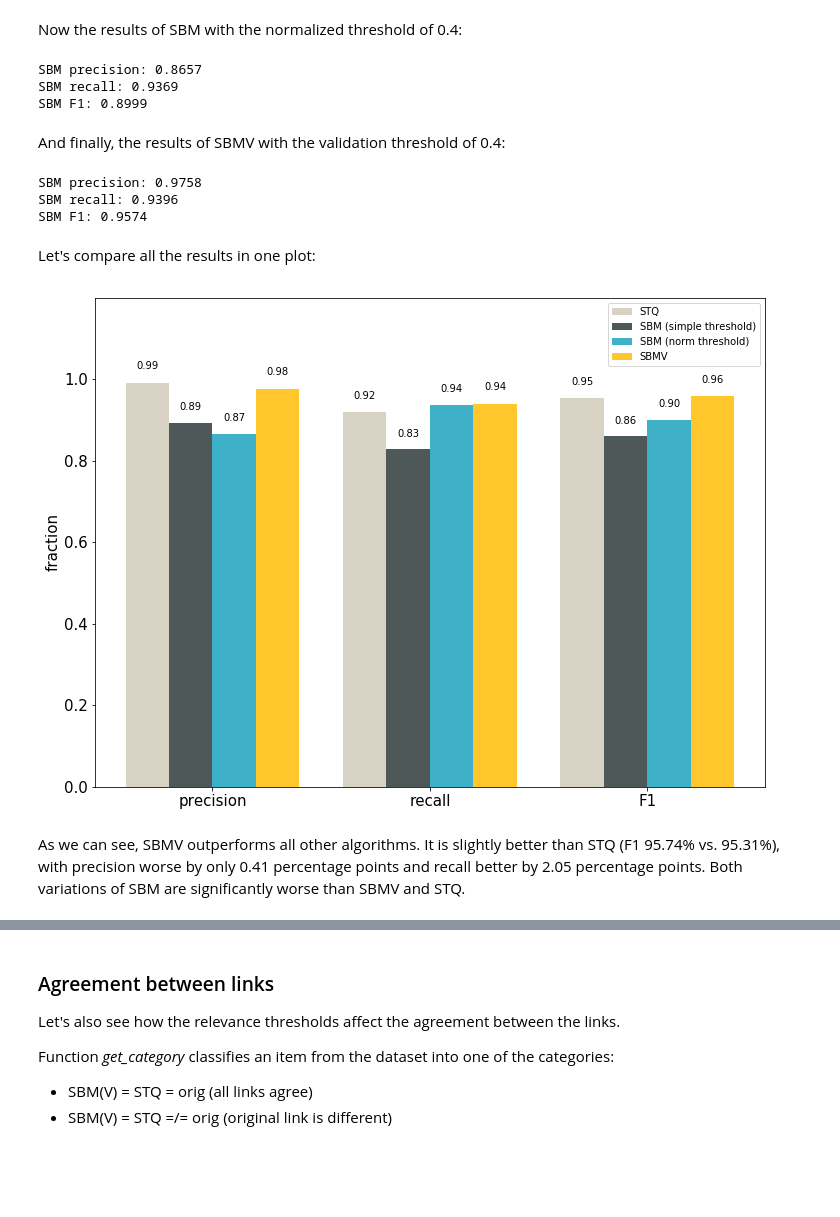
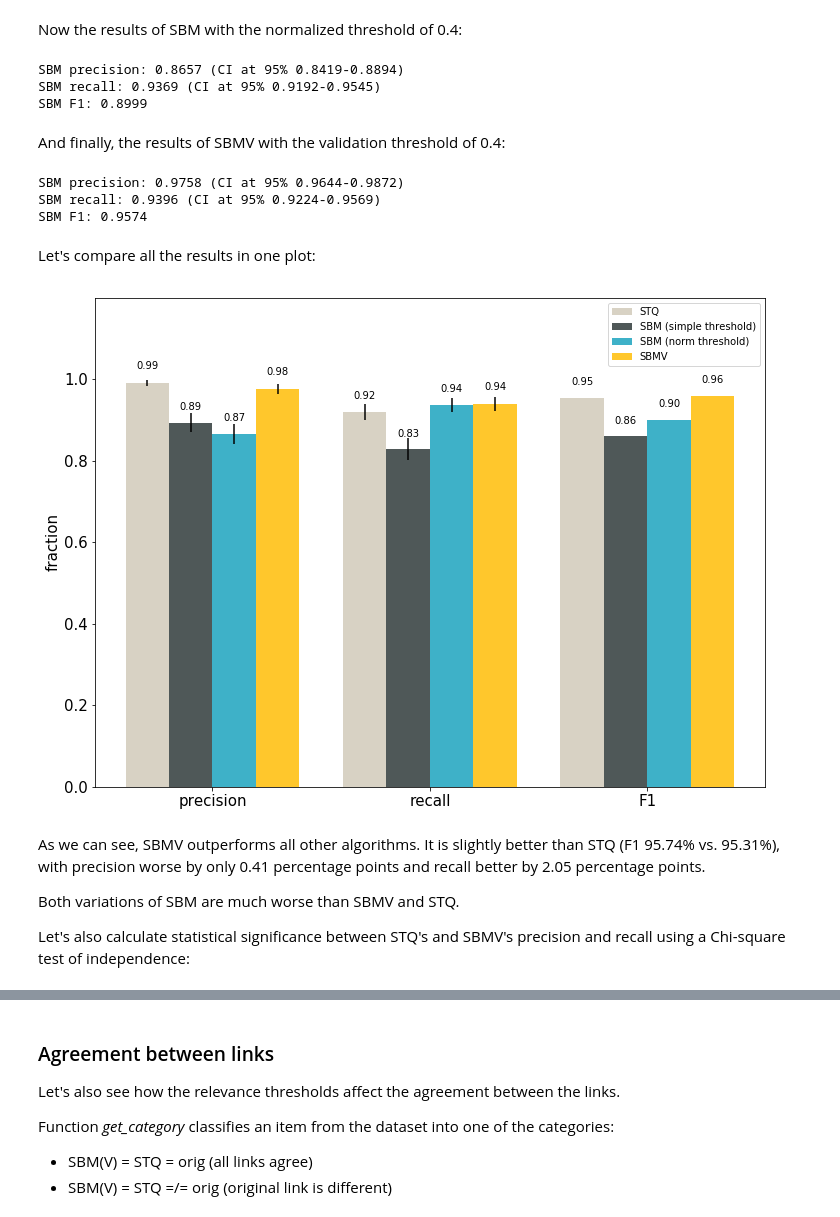
Before and after one commit to CrossRef/reference-matching-evaluation, a Jupyter notebook: analyses/existing_matches.ipynb, the cells around one changed output, grey strips where cells are left out. Cells and saved outputs as stored; diff of their text form; code cells hidden in the pictures; blank space fills up the shorter version.

Commit message:
add stat tests

```diff
--- a/analyses/existing_matches.ipynb
+++ b/analyses/existing_matches.ipynb
@@ -117,63 +124,72 @@ SBM F1: 0.8598
 # %% [markdown]
 Now the results of SBM with the normalized threshold of 0.4:
 # %%
-dataset_sbm = read_json(DATA_DIR + 'sample_1000_sbm.json')[dfk.DATASET_DATASET]
-modify_norm_threshold(dataset_sbm, 0.4)
-results_sbm_norm = LinkMetricsResults(dataset_sbm)
-print_summary(results_sbm_norm, 'SBM')
+dataset_sbm_norm = read_json(DATA_DIR + 'sample_1000_sbm.json')[dfk.DATASET_DATASET]
+modify_norm_threshold(dataset_sbm_norm, 0.4)
+print_summary(dataset_sbm_norm, 'SBM')
 # %% [output]
-SBM precision: 0.8657
-SBM recall: 0.9369
+SBM precision: 0.8657 (CI at 95% 0.8419-0.8894)
+SBM recall: 0.9369 (CI at 95% 0.9192-0.9545)
 SBM F1: 0.8999
 # %% [markdown]
 And finally, the results of SBMV with the validation threshold of 0.4:
 # %%
 dataset_sbmv = read_json(DATA_DIR + 'sample_1000_sbmv.json')[dfk.DATASET_DATASET]
 modify_simple_threshold(dataset_sbmv, 0.4)
-results_sbmv_valid = LinkMetricsResults(dataset_sbmv)
-print_summary(results_sbmv_valid, 'SBM')
+print_summary(dataset_sbmv, 'SBM')
 # %% [output]
-SBM precision: 0.9758
-SBM recall: 0.9396
+SBM precision: 0.9758 (CI at 95% 0.9644-0.9872)
+SBM recall: 0.9396 (CI at 95% 0.9224-0.9569)
 SBM F1: 0.9574
 # %% [markdown]
 Let's compare all the results in one plot:
+# %%
+def get_means(dataset):
+    results = LinkMetricsResults(dataset)
+    return [results.get(m) for m in [dfk.EVAL_PREC, dfk.EVAL_REC, dfk.EVAL_F1]]
+
+def get_ci(dataset):
+    results = LinkMetricsResults(dataset)
+    ms = [results.get(m) for m in [dfk.EVAL_PREC, dfk.EVAL_REC]]
+    return [[a-results.get(m)[0] for m, a in zip([dfk.EVAL_CI_PREC, dfk.EVAL_CI_REC], ms)] + [0],
+            [results.get(m)[1]-a for m, a in zip([dfk.EVAL_CI_PREC, dfk.EVAL_CI_REC], ms)] + [0]]
+
+def autolabel(ax, rects):
+    plt.rcParams.update({'font.size': 10})
+    for rect in rects:
+        height = rect.get_height()
+        text = '{:.2f}'.format(height)
+        text = re.sub('\.00$', '', text)
+        ax.text(rect.get_x() + rect.get_width()/2., 1.03*height, text, ha='center', va='bottom')
 # %%
-def get_means(results):
-    return [results.get(m) for m in [dfk.EVAL_PREC, dfk.EVAL_REC, dfk.EVAL_F1]]
-
-def autolabel(ax, rects):
-    plt.rcParams.update({'font.size': 10})
-    for rect in rects:
-        height = rect.get_height()
-        text = '{:.2f}'.format(height)
-        text = re.sub('\.00$', '', text)
-        ax.text(rect.get_x() + rect.get_width()/2., 1.03*height, text, ha='center', va='bottom')
-
 ind = np.arange(3)
 width = 0.2
 plt.rcParams.update({'font.size': 15, 'legend.fontsize': 10})
 fig, ax = plt.subplots(figsize=(12, 9))
 
-rects1 = ax.bar(ind - width, get_means(results_stq), width, color='#d8d2c4')
-rects2 = ax.bar(ind, get_means(results_sbm_simple), width, color='#4f5858')
-rects3 = ax.bar(ind + width, get_means(results_sbm_norm), width, color='#3eb1c8')
-rects4 = ax.bar(ind + 2*width, get_means(results_sbmv_valid), width, color='#ffc72c')
+rects1 = ax.bar(ind - width, get_means(dataset_stq), yerr=get_ci(dataset_stq), width=width, color='#d8d2c4')
+rects2 = ax.bar(ind, get_means(dataset_sbm_simple), yerr=get_ci(dataset_sbm_simple), width=width, color='#4f5858')
+rects3 = ax.bar(ind + width, get_means(dataset_sbm_norm), yerr=get_ci(dataset_sbm_norm), width=width, color='#3eb1c8')
+rects4 = ax.bar(ind + 2*width, get_means(dataset_sbmv), yerr=get_ci(dataset_sbmv), width=width, color='#ffc72c')
 
 ax.set_ylabel('fraction')
 ax.set_xticks(ind + width / 2)
 ax.set_xticklabels(('precision', 'recall', 'F1'))
 plt.ylim(0, 1.2)
 plt.yticks([0, 0.2, 0.4, 0.6, 0.8, 1.0])
 ax.legend((rects1[0], rects2[0], rects3[0], rects4[0]),
           ('STQ', 'SBM (simple threshold)', 'SBM (norm threshold)', 'SBMV'))
 autolabel(ax, rects1)
 autolabel(ax, rects2)
 autolabel(ax, rects3)
 autolabel(ax, rects4)
 
 plt.show()
 # %% [output]
-[figure, old version]
+[figure, new version]
 # %% [markdown]
-As we can see, SBMV outperforms all other algorithms. It is slightly better than STQ (F1 95.74% vs. 95.31%), with precision worse by only 0.41 percentage points and recall better by 2.05 percentage points. Both variations of SBM are significantly worse than SBMV and STQ.
+As we can see, SBMV outperforms all other algorithms. It is slightly better than STQ (F1 95.74% vs. 95.31%), with precision worse by only 0.41 percentage points and recall better by 2.05 percentage points.
+
+Both variations of SBM are much worse than SBMV and STQ.
+
+Let's also calculate statistical significance between STQ's and SBMV's precision and recall using a Chi-square test of independence:
```
Also changed, not shown: parts of 14 cells of this notebook, 4 other files.
